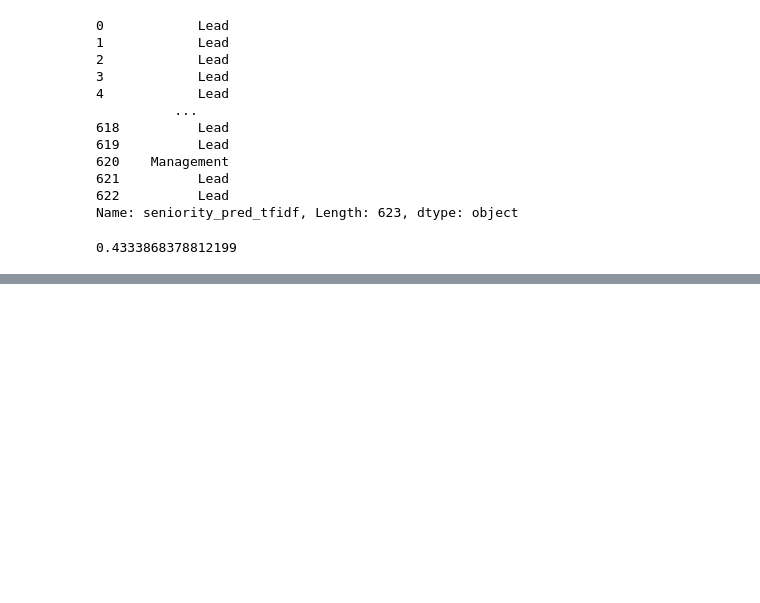
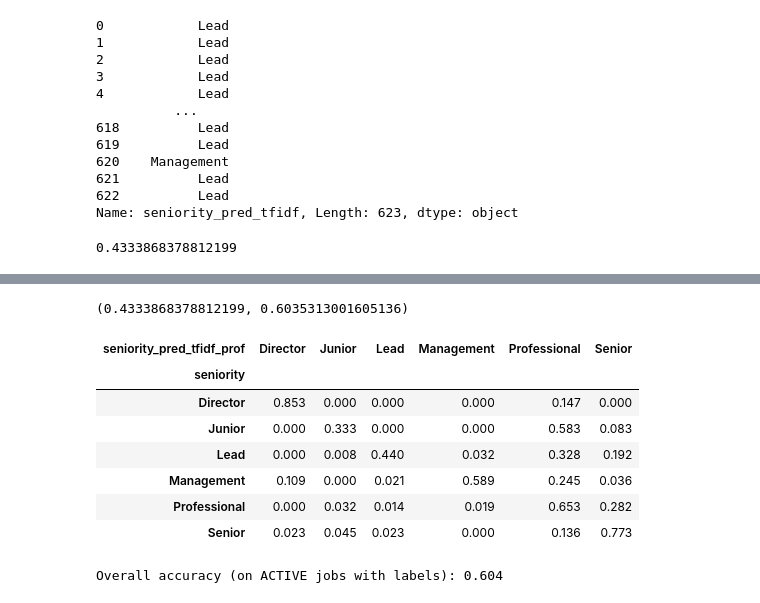
Before and after one commit to LennartRedlich/Capstone-Project-, a Jupyter notebook: src/notebooks/TF-IDF_logreg_seniority.ipynb, the cells around one changed output, grey strips where cells are left out. Drawn from its saved outputs; the diff is of its cells as text; code cells hidden in the pictures; blank space fills up the shorter version.

Commit message:
60% accuracy achieved

```diff
--- a/src/notebooks/TF-IDF_logreg_seniority.ipynb
+++ b/src/notebooks/TF-IDF_logreg_seniority.ipynb
@@ -223,0 +255,52 @@ accuracy
+# %%
+import numpy as np
+
+proba = pipe.predict_proba(df_active["text"])
+classes = pipe.named_steps["clf"].classes_
+
+df_active["tfidf_confidence"] = proba.max(axis=1)
+df_active["tfidf_pred_raw"] = df_active["seniority_pred_tfidf"]  # nur zur Sicherheit/logging
+# %%
+TH = 0.52 # Startwert, später tunen
+
+df_active["seniority_pred_tfidf_prof"] = df_active["tfidf_pred_raw"]
+
+mask_prof = df_active["tfidf_pred_raw"].isin(["Senior", "Lead"]) & (df_active["tfidf_confidence"] < TH)
+df_active.loc[mask_prof, "seniority_pred_tfidf_prof"] = "Professional"
+# %%
+from sklearn.metrics import accuracy_score
+
+mask = df_active["seniority"].notna()
+
+acc_before = accuracy_score(df_active.loc[mask, "seniority"], df_active.loc[mask, "tfidf_pred_raw"])
+acc_after  = accuracy_score(df_active.loc[mask, "seniority"], df_active.loc[mask, "seniority_pred_tfidf_prof"])
+
+acc_before, acc_after
+# %% [output]
+(0.4333868378812199, 0.6035313001605136)
+# %%
+pd.crosstab(
+    df_active["seniority"],
+    df_active["seniority_pred_tfidf_prof"],
+    normalize="index"
+).round(3)
+# %% [output]
+| seniority_pred_tfidf_prof | Director | Junior | Lead | Management | Professional | Senior |
+| seniority |  |  |  |  |  |  |
+| Director | 0.853 | 0.000 | 0.000 | 0.000 | 0.147 | 0.000 |
+| Junior | 0.000 | 0.333 | 0.000 | 0.000 | 0.583 | 0.083 |
+| Lead | 0.000 | 0.008 | 0.440 | 0.032 | 0.328 | 0.192 |
+| Management | 0.109 | 0.000 | 0.021 | 0.589 | 0.245 | 0.036 |
+| Professional | 0.000 | 0.032 | 0.014 | 0.019 | 0.653 | 0.282 |
+| Senior | 0.023 | 0.045 | 0.023 | 0.000 | 0.136 | 0.773 |
+# %%
+mask = df_active["seniority"].notna()
+
+overall_accuracy = accuracy_score(
+    df_active.loc[mask, "seniority"],
+    df_active.loc[mask, "seniority_pred_tfidf_prof"]
+)
+
+print(f"Overall accuracy (on ACTIVE jobs with labels): {overall_accuracy:.3f}")
+# %% [output]
+Overall accuracy (on ACTIVE jobs with labels): 0.604
```
Also changed, not shown: parts of 2 cells of this notebook.
